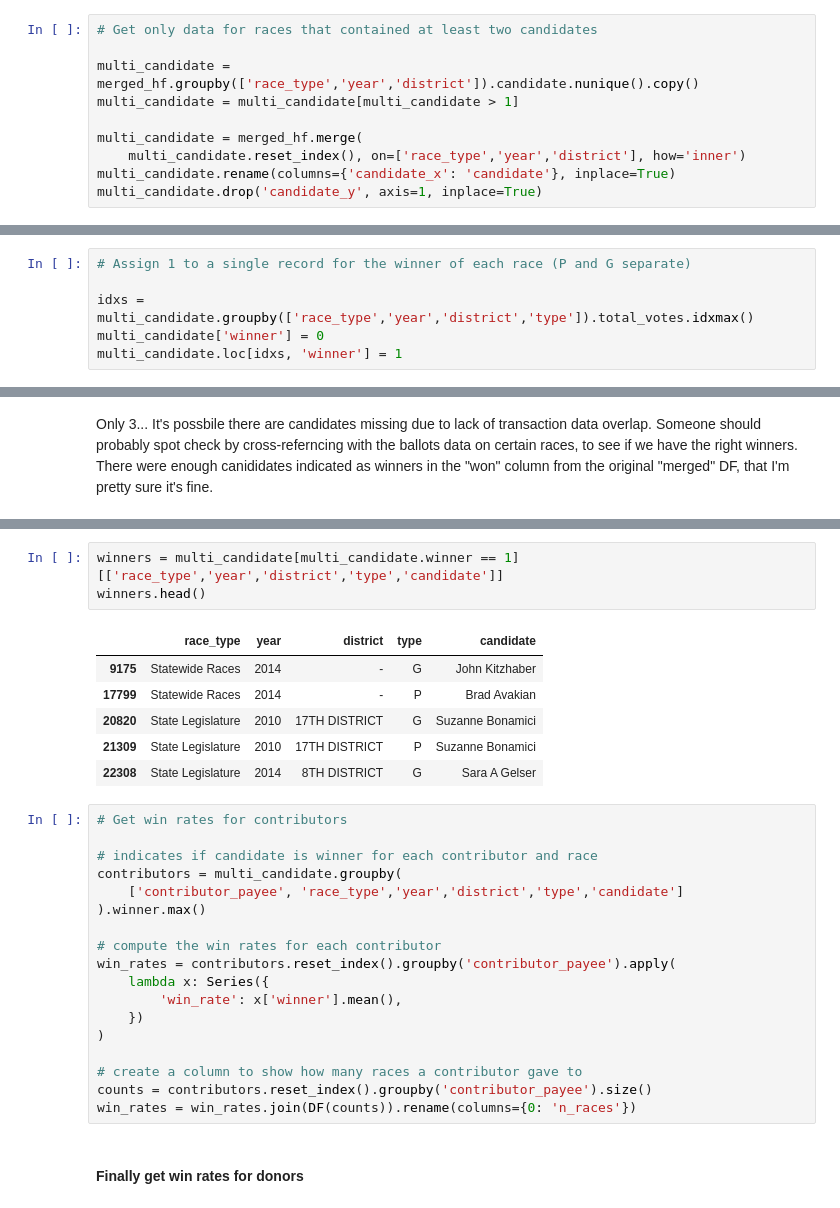
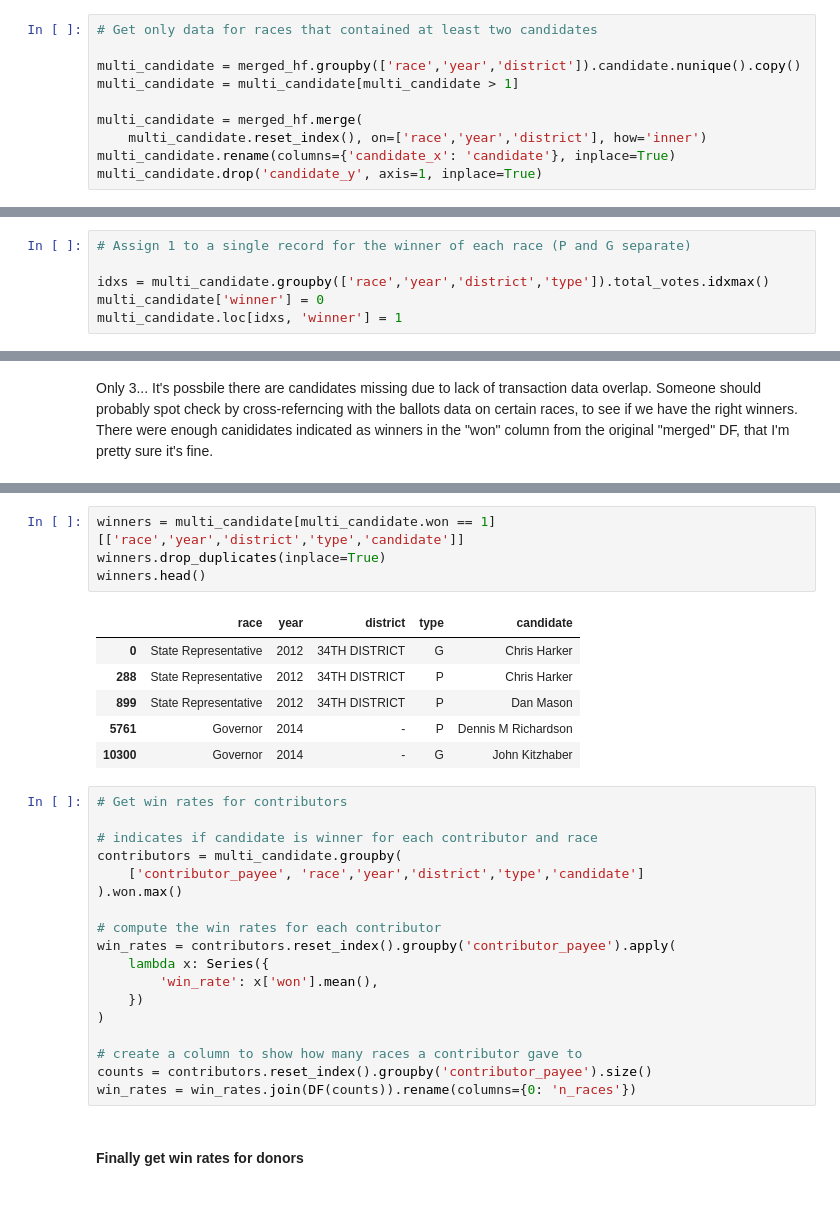
Before and after one commit to hackoregon/elections-2018, a Jupyter notebook: notebooks/overall_analysis_ballots_transactions_committees.ipynb, the cells around one changed output, grey strips where cells are left out. Drawn from its saved outputs; the diff is of its cells as text.

```diff
--- a/notebooks/overall_analysis_ballots_transactions_committees.ipynb
+++ b/notebooks/overall_analysis_ballots_transactions_committees.ipynb
@@ -460,11 +452,11 @@ plt.tight_layout();
 # %%
 # Get only data for races that contained at least two candidates
 
-multi_candidate = merged_hf.groupby(['race_type','year','district']).candidate.nunique().copy()
+multi_candidate = merged_hf.groupby(['race','year','district']).candidate.nunique().copy()
 multi_candidate = multi_candidate[multi_candidate > 1]
 
 multi_candidate = merged_hf.merge(
-    multi_candidate.reset_index(), on=['race_type','year','district'], how='inner')
+    multi_candidate.reset_index(), on=['race','year','district'], how='inner')
 multi_candidate.rename(columns={'candidate_x': 'candidate'}, inplace=True)
 multi_candidate.drop('candidate_y', axis=1, inplace=True)
 # %%
@@ -497,7 +489,7 @@ by_race.head()
 # %%
 # Assign 1 to a single record for the winner of each race (P and G separate)
 
-idxs = multi_candidate.groupby(['race_type','year','district','type']).total_votes.idxmax()
+idxs = multi_candidate.groupby(['race','year','district','type']).total_votes.idxmax()
 multi_candidate['winner'] = 0
 multi_candidate.loc[idxs, 'winner'] = 1
 # %%
@@ -541,25 +512,26 @@ dtype: float64
 # %%
-winners = multi_candidate[multi_candidate.winner == 1][['race_type','year','district','type','candidate']]
+winners = multi_candidate[multi_candidate.won == 1][['race','year','district','type','candidate']]
+winners.drop_duplicates(inplace=True)
 winners.head()
 # %% [output]
-|  | race_type | year | district | type | candidate |
-| 9175 | Statewide Races | 2014 | - | G | John Kitzhaber |
-| 17799 | Statewide Races | 2014 | - | P | Brad Avakian |
-| 20820 | State Legislature | 2010 | 17TH DISTRICT | G | Suzanne Bonamici |
-| 21309 | State Legislature | 2010 | 17TH DISTRICT | P | Suzanne Bonamici |
-| 22308 | State Legislature | 2014 | 8TH DISTRICT | G | Sara A Gelser |
+|  | race | year | district | type | candidate |
+| 0 | State Representative | 2012 | 34TH DISTRICT | G | Chris Harker |
+| 288 | State Representative | 2012 | 34TH DISTRICT | P | Chris Harker |
+| 899 | State Representative | 2012 | 34TH DISTRICT | P | Dan Mason |
+| 5761 | Governor | 2014 | - | P | Dennis M Richardson |
+| 10300 | Governor | 2014 | - | G | John Kitzhaber |
 # %%
 # Get win rates for contributors
 
 # indicates if candidate is winner for each contributor and race
 contributors = multi_candidate.groupby(
-    ['contributor_payee', 'race_type','year','district','type','candidate']
-).winner.max()
+    ['contributor_payee', 'race','year','district','type','candidate']
+).won.max()
 
 # compute the win rates for each contributor
 win_rates = contributors.reset_index().groupby('contributor_payee').apply(
     lambda x: Series({
-        'win_rate': x['winner'].mean(),
+        'win_rate': x['won'].mean(),
     })
 )
 
```
Also changed, not shown: parts of 91 cells of this notebook.
